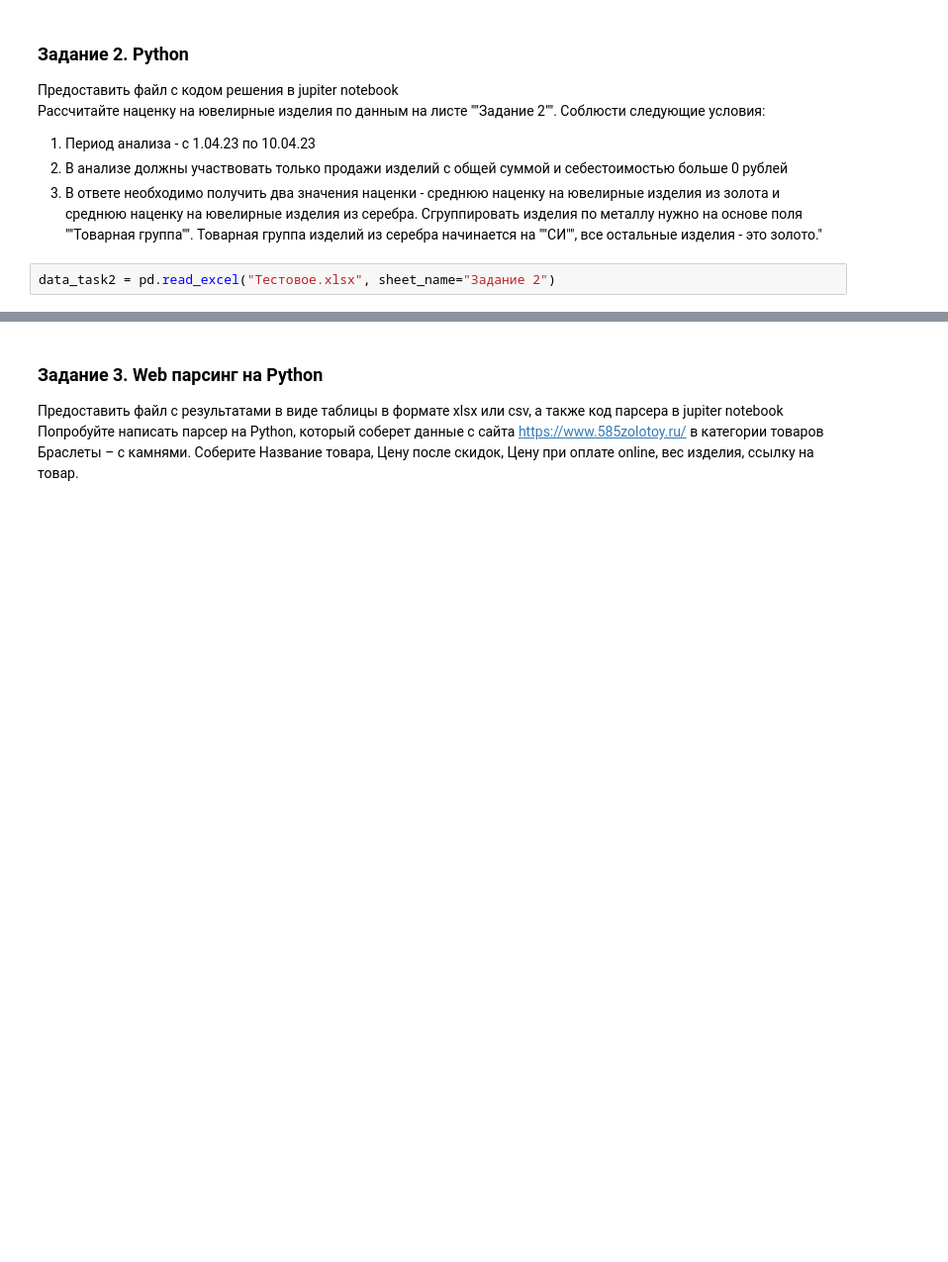
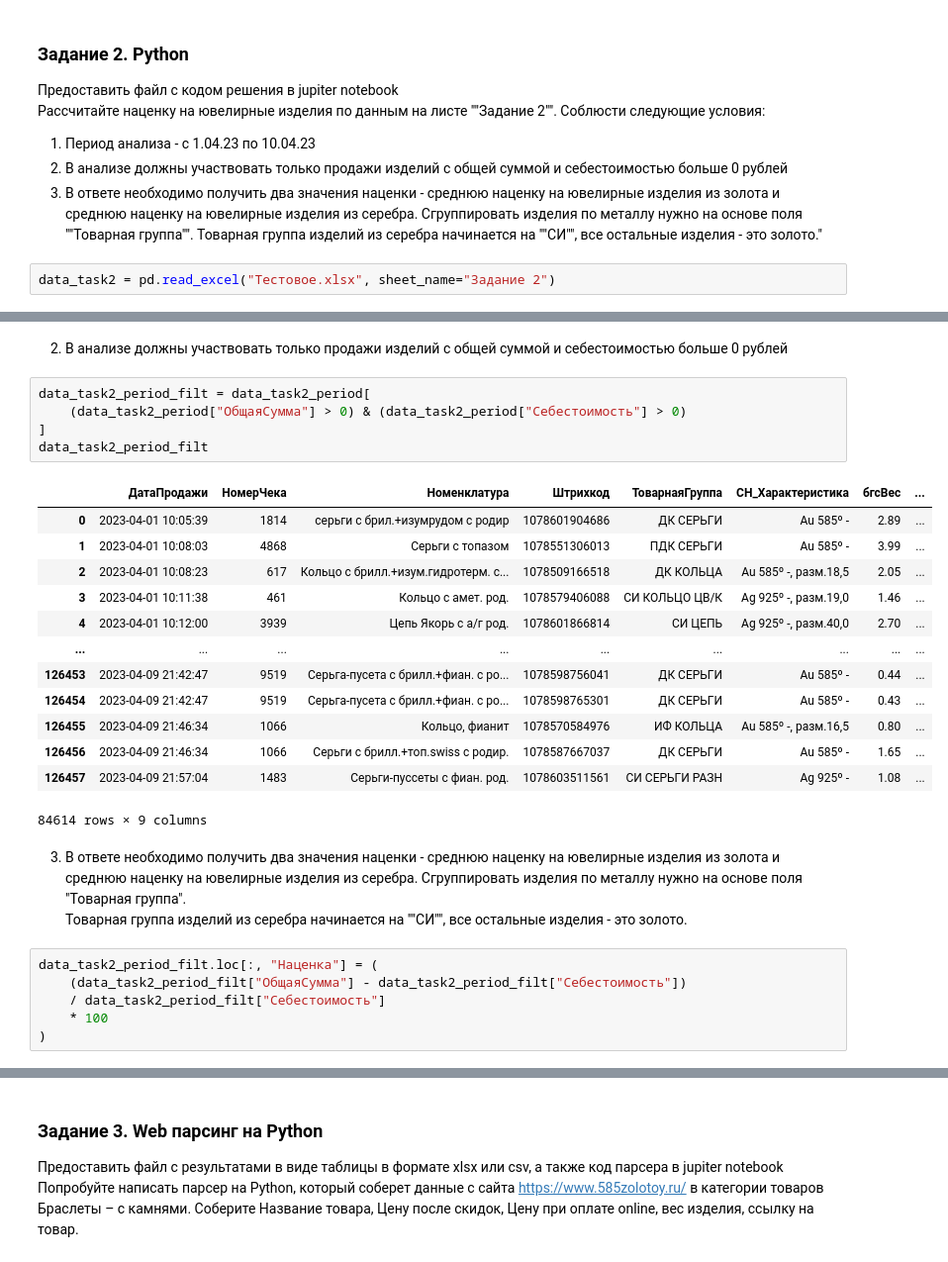
Before and after one commit to mainarel/test_tasks, a Jupyter notebook: 585_jewelry/task.ipynb, the cells around one changed output, grey strips where cells are left out. Shown: that part at 99% size. Saved outputs shown, nothing was run; the diff lists cells and outputs as text; blank space fills up the shorter version.

```diff
--- a/585_jewelry/task.ipynb
+++ b/585_jewelry/task.ipynb
@@ -73,0 +123,30 @@ data.sample(5)
+# %% [markdown]
+2. В анализе должны участвовать только продажи изделий с общей суммой и себестоимостью больше 0 рублей
+# %%
+data_task2_period_filt = data_task2_period[
+    (data_task2_period["ОбщаяСумма"] > 0) & (data_task2_period["Себестоимость"] > 0)
+]
+data_task2_period_filt
+# %% [output]
+|  | ДатаПродажи | НомерЧека | Номенклатура | Штрихкод | ТоварнаяГруппа | СН_Характеристика | бгсВес | ... |
+| 0 | 2023-04-01 10:05:39 | 1814 | серьги с брил.+изумрудом с родир | 1078601904686 | ДК СЕРЬГИ | Au 585º - | 2.89 | ... |
+| 1 | 2023-04-01 10:08:03 | 4868 | Серьги с топазом | 1078551306013 | ПДК СЕРЬГИ | Au 585º - | 3.99 | ... |
+| 2 | 2023-04-01 10:08:23 | 617 | Кольцо с брилл.+изум.гидротерм. с... | 1078509166518 | ДК КОЛЬЦА | Au 585º -, разм.18,5 | 2.05 | ... |
+| 3 | 2023-04-01 10:11:38 | 461 | Кольцо с амет. род. | 1078579406088 | СИ КОЛЬЦО ЦВ/К | Ag 925º -, разм.19,0 | 1.46 | ... |
+| 4 | 2023-04-01 10:12:00 | 3939 | Цепь Якорь с а/г род. | 1078601866814 | СИ ЦЕПЬ | Ag 925º -, разм.40,0 | 2.70 | ... |
+| ... | ... | ... | ... | ... | ... | ... | ... | ... |
+| 126453 | 2023-04-09 21:42:47 | 9519 | Серьга-пусета с брилл.+фиан. с ро... | 1078598756041 | ДК СЕРЬГИ | Au 585º - | 0.44 | ... |
+| 126454 | 2023-04-09 21:42:47 | 9519 | Серьга-пусета с брилл.+фиан. с ро... | 1078598765301 | ДК СЕРЬГИ | Au 585º - | 0.43 | ... |
+| 126455 | 2023-04-09 21:46:34 | 1066 | Кольцо, фианит | 1078570584976 | ИФ КОЛЬЦА | Au 585º -, разм.16,5 | 0.80 | ... |
+| 126456 | 2023-04-09 21:46:34 | 1066 | Серьги с брилл.+топ.swiss с родир. | 1078587667037 | ДК СЕРЬГИ | Au 585º - | 1.65 | ... |
+| 126457 | 2023-04-09 21:57:04 | 1483 | Серьги-пуссеты с фиан. род. | 1078603511561 | СИ СЕРЬГИ РАЗН | Ag 925º - | 1.08 | ... |
+84614 rows × 9 columns
+# %% [markdown]
+3. В ответе необходимо получить два значения наценки - среднюю наценку на ювелирные изделия из золота и среднюю наценку на ювелирные изделия из серебра. Сгруппировать изделия по металлу нужно на основе поля "Товарная группа".
+Товарная группа изделий из серебра начинается на ""СИ"", все остальные изделия - это золото.
+# %%
+data_task2_period_filt.loc[:, "Наценка"] = (
+    (data_task2_period_filt["ОбщаяСумма"] - data_task2_period_filt["Себестоимость"])
+    / data_task2_period_filt["Себестоимость"]
+    * 100
+)
```
Also changed, not shown: parts of 6 cells of this notebook.
